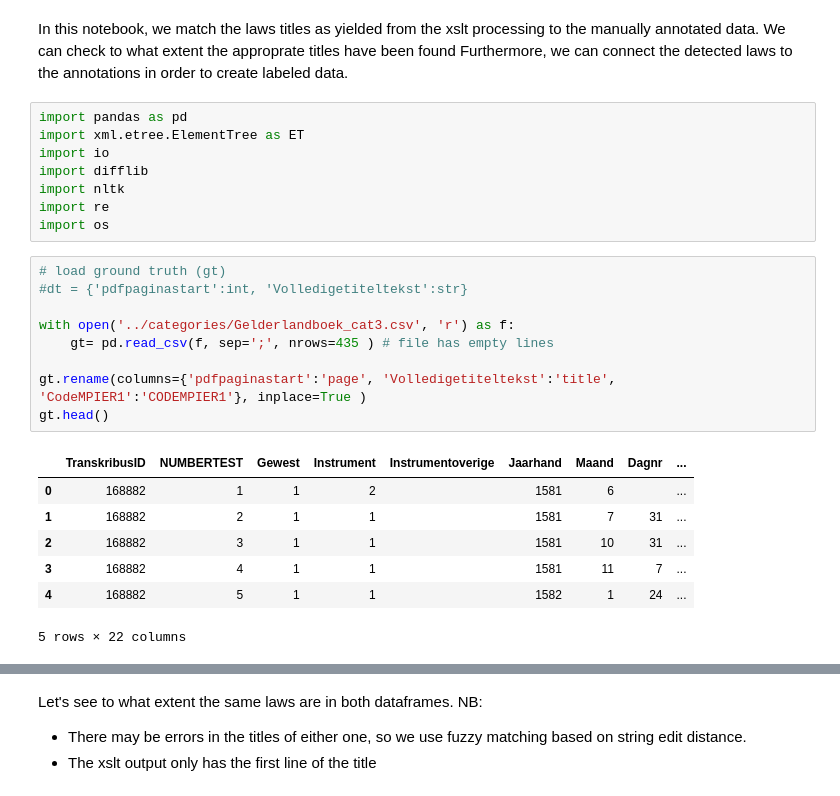
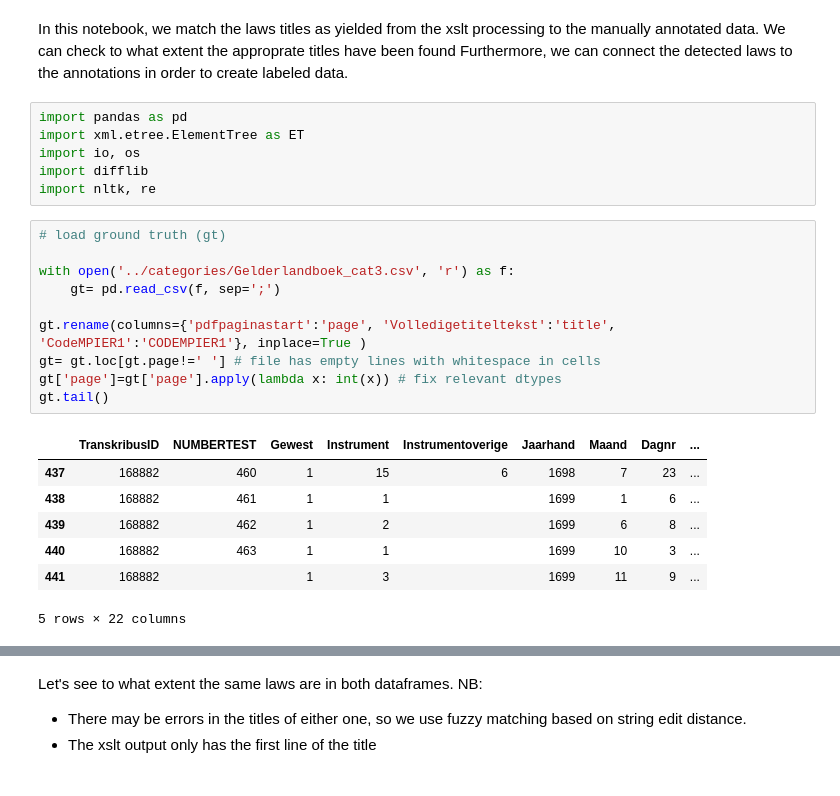
Before and after one commit to KBNLresearch/EntangledHistories, a Jupyter notebook: CompareToGT.ipynb, the cells around one changed output, grey strips where cells are left out. Cells and saved outputs as stored; diff of their text form.

```diff
--- a/CompareToGT.ipynb
+++ b/CompareToGT.ipynb
@@ -5,26 +5,25 @@ Furthermore, we can connect the detected laws to the annotations in order to cre
 # %%
 import pandas as pd
 import xml.etree.ElementTree as ET
-import io
+import io, os
 import difflib
-import nltk
-import re
-import os
+import nltk, re
 # %%
 # load ground truth (gt)
-#dt = {'pdfpaginastart':int, 'Volledigetiteltekst':str}
 
 with open('../categories/Gelderlandboek_cat3.csv', 'r') as f:
-    gt= pd.read_csv(f, sep=';', nrows=435 ) # file has empty lines
+    gt= pd.read_csv(f, sep=';')
 
 gt.rename(columns={'pdfpaginastart':'page', 'Volledigetiteltekst':'title', 'CodeMPIER1':'CODEMPIER1'}, inplace=True )
-gt.head()
+gt= gt.loc[gt.page!=' '] # file has empty lines with whitespace in cells
+gt['page']=gt['page'].apply(lambda x: int(x)) # fix relevant dtypes
+gt.tail()
 # %% [output]
 |  | TranskribusID | NUMBERTEST | Gewest | Instrument | Instrumentoverige | Jaarhand | Maand | Dagnr | ... |
-| 0 | 168882 | 1 | 1 | 2 |  | 1581 | 6 |  | ... |
-| 1 | 168882 | 2 | 1 | 1 |  | 1581 | 7 | 31 | ... |
-| 2 | 168882 | 3 | 1 | 1 |  | 1581 | 10 | 31 | ... |
-| 3 | 168882 | 4 | 1 | 1 |  | 1581 | 11 | 7 | ... |
-| 4 | 168882 | 5 | 1 | 1 |  | 1582 | 1 | 24 | ... |
+| 437 | 168882 | 460 | 1 | 15 | 6 | 1698 | 7 | 23 | ... |
+| 438 | 168882 | 461 | 1 | 1 |  | 1699 | 1 | 6 | ... |
+| 439 | 168882 | 462 | 1 | 2 |  | 1699 | 6 | 8 | ... |
+| 440 | 168882 | 463 | 1 | 1 |  | 1699 | 10 | 3 | ... |
+| 441 | 168882 |  | 1 | 3 |  | 1699 | 11 | 9 | ... |
 5 rows × 22 columns
 # %%
```
Also changed, not shown: parts of 8 cells of this notebook.
